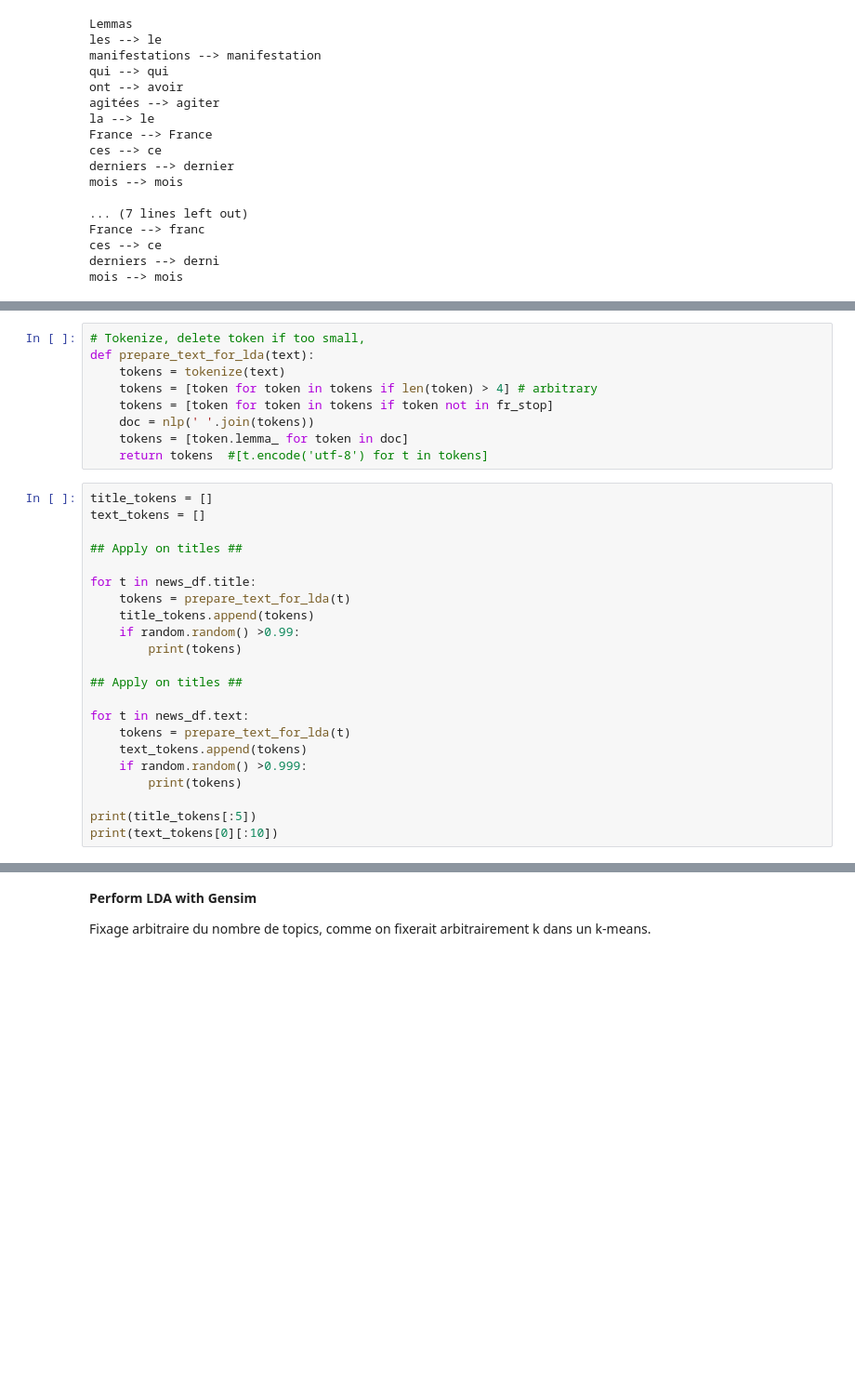
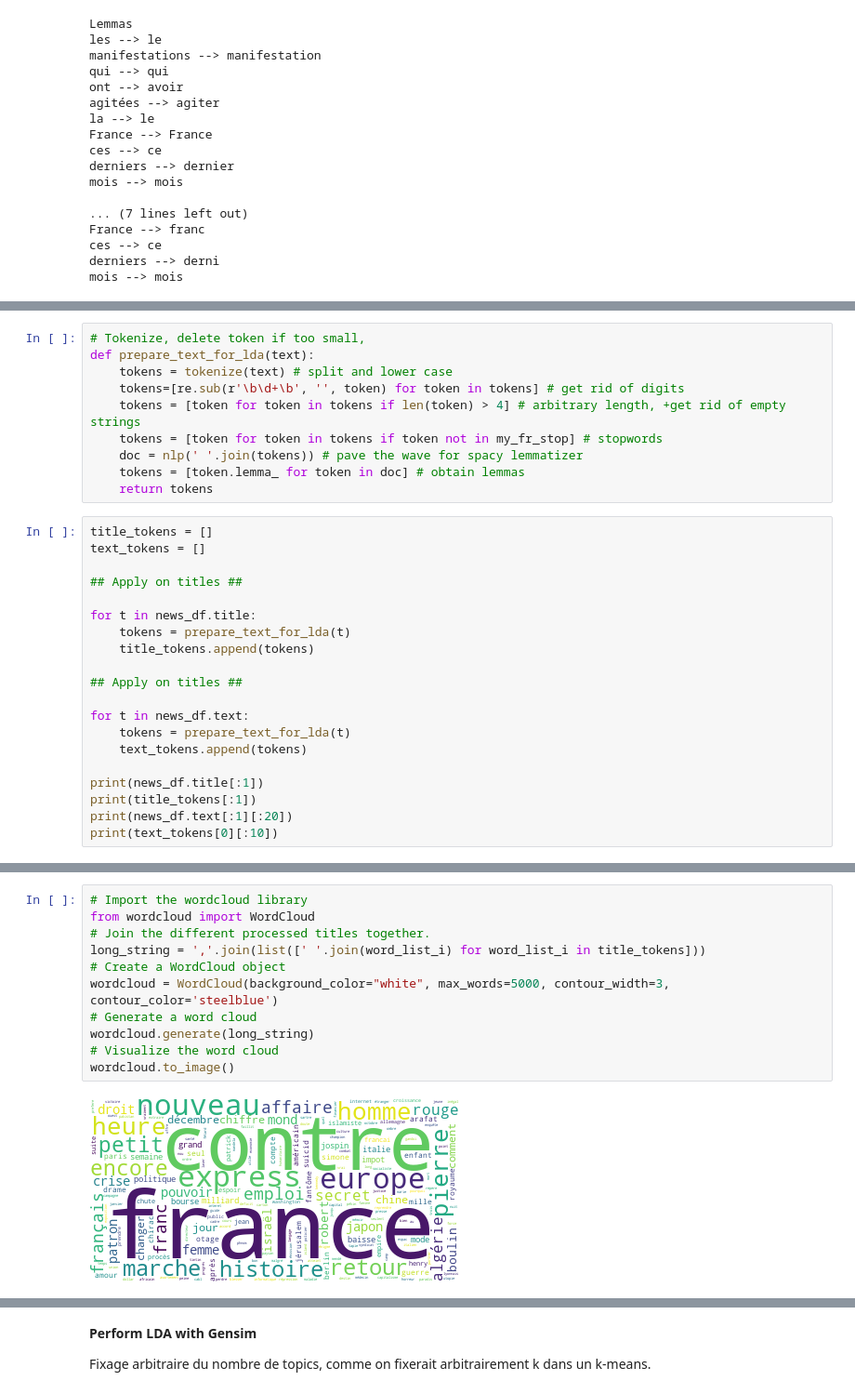
Before and after one commit to ldelille/nlp-archives, a Jupyter notebook: 02_TopicModeling.ipynb, the cells around one changed output, grey strips where cells are left out. Shown at 93% size. Drawn from its saved outputs; the diff is of its cells as text; blank space fills up the shorter version.

```diff
--- a/02_TopicModeling.ipynb
+++ b/02_TopicModeling.ipynb
@@ -159,12 +205,13 @@ mois --> mois
 # %%
 # Tokenize, delete token if too small,
 def prepare_text_for_lda(text):
-    tokens = tokenize(text)
-    tokens = [token for token in tokens if len(token) > 4] # arbitrary
-    tokens = [token for token in tokens if token not in fr_stop]
-    doc = nlp(' '.join(tokens))
-    tokens = [token.lemma_ for token in doc]
-    return tokens  #[t.encode('utf-8') for t in tokens]
+    tokens = tokenize(text) # split and lower case
+    tokens=[re.sub(r'\b\d+\b', '', token) for token in tokens] # get rid of digits
+    tokens = [token for token in tokens if len(token) > 4] # arbitrary length, +get rid of empty strings
+    tokens = [token for token in tokens if token not in my_fr_stop] # stopwords
+    doc = nlp(' '.join(tokens)) # pave the wave for spacy lemmatizer
+    tokens = [token.lemma_ for token in doc] # obtain lemmas
+    return tokens
 # %%
 title_tokens = []
 text_tokens = []
@@ -174,17 +221,15 @@ text_tokens = []
 for t in news_df.title:
     tokens = prepare_text_for_lda(t)
     title_tokens.append(tokens)
-    if random.random() >0.99:
-        print(tokens)
 
 ## Apply on titles ##
 
 for t in news_df.text:
     tokens = prepare_text_for_lda(t)
     text_tokens.append(tokens)
-    if random.random() >0.999:
-        print(tokens)
 
-print(title_tokens[:5])
+print(news_df.title[:1])
+print(title_tokens[:1])
+print(news_df.text[:1][:20])
 print(text_tokens[0][:10])
 # %% [output]
@@ -200,0 +274,13 @@ print(text_tokens[0][:10])
+# %%
+# Import the wordcloud library
+from wordcloud import WordCloud
+# Join the different processed titles together.
+long_string = ','.join(list([' '.join(word_list_i) for word_list_i in title_tokens]))
+# Create a WordCloud object
+wordcloud = WordCloud(background_color="white", max_words=5000, contour_width=3, contour_color='steelblue')
+# Generate a word cloud
+wordcloud.generate(long_string)
+# Visualize the word cloud
+wordcloud.to_image()
+# %% [output]
+[figure, added]
```
Also changed, not shown: parts of 24 cells of this notebook.
